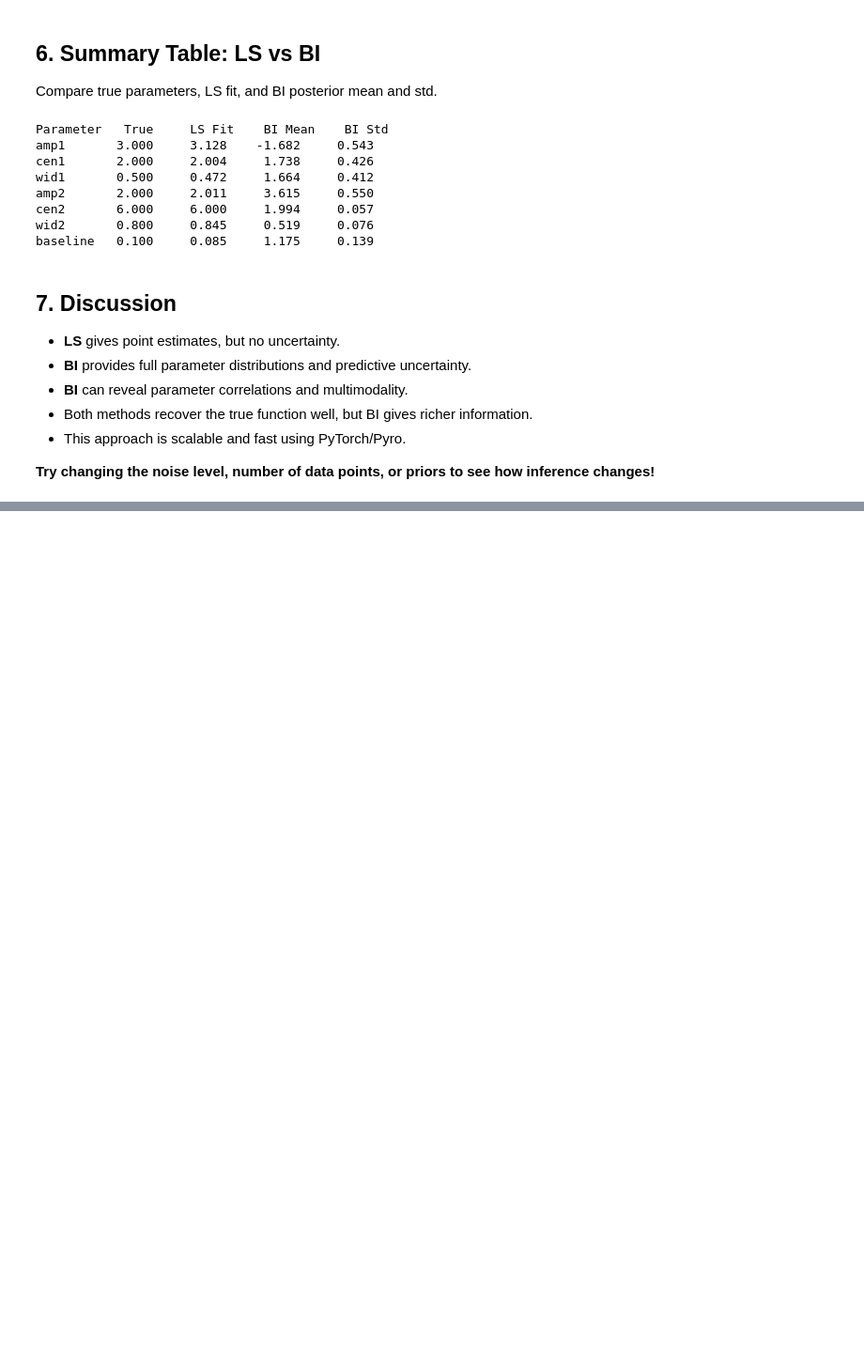
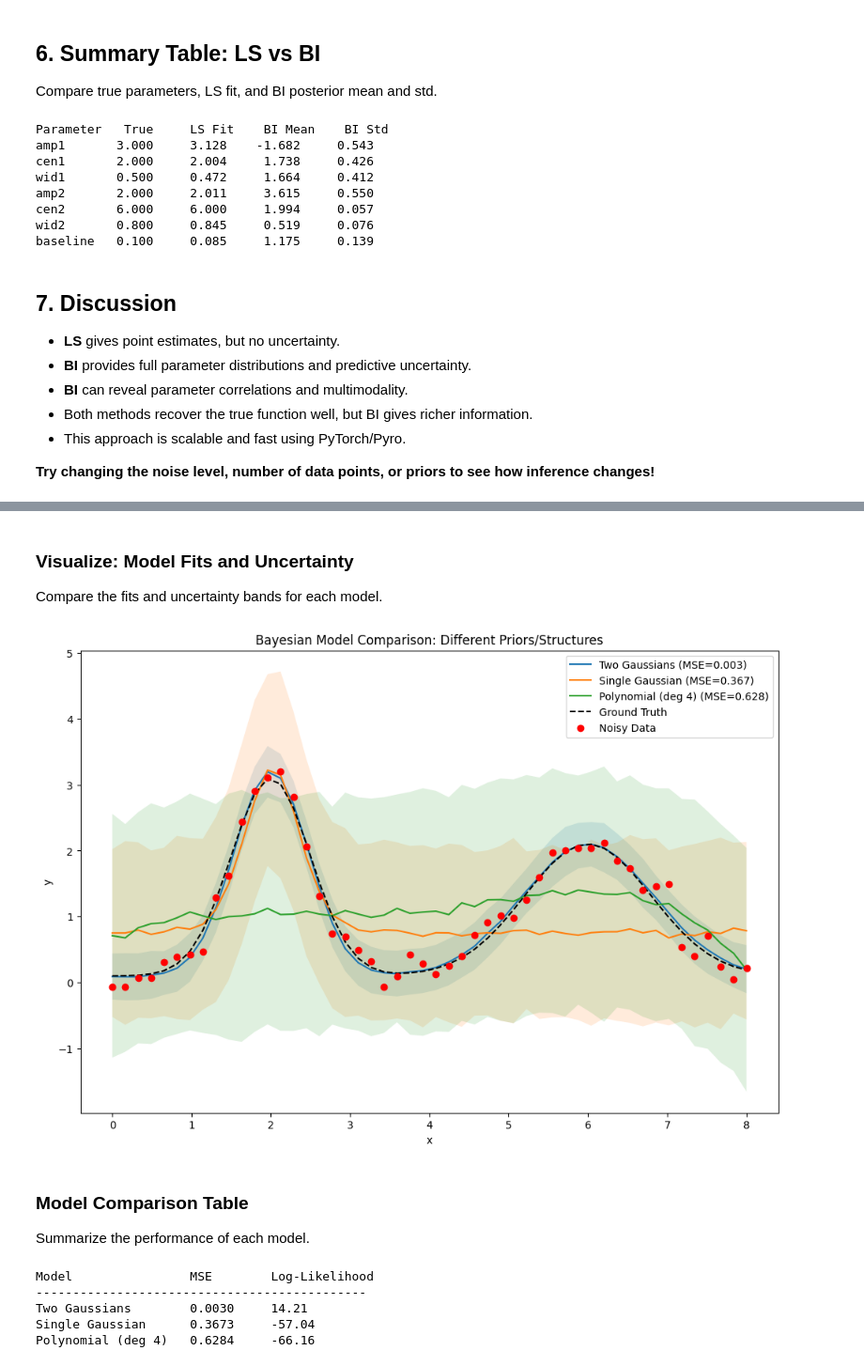
Before and after one commit to utkarshp1161/Active-learning-in-microscopy, a Jupyter notebook: notebooks/1_BI-noGP.ipynb, the cells around one changed output, grey strips where cells are left out. Shown at 94% size. Cells and saved outputs as stored; diff of their text form; code cells hidden in the pictures; blank space fills up the shorter version.

```diff
--- a/notebooks/1_BI-noGP.ipynb
+++ b/notebooks/1_BI-noGP.ipynb
@@ -241,0 +359,33 @@ baseline   0.100     0.085     1.175     0.139
+# %% [markdown]
+### Visualize: Model Fits and Uncertainty
+
+Compare the fits and uncertainty bands for each model.
+# %%
+plt.figure(figsize=(12, 8))
+for name, res in fit_results.items():
+    plt.plot(x, res["mean"], label=f"{name} (MSE={res['mse']:.3f})")
+    plt.fill_between(x, res["mean"]-2*res["std"], res["mean"]+2*res["std"], alpha=0.15)
+plt.plot(x, y_true, 'k--', label="Ground Truth")
+plt.scatter(x, y_obs, color='red', label="Noisy Data", zorder=10)
+plt.xlabel("x")
+plt.ylabel("y")
+plt.title("Bayesian Model Comparison: Different Priors/Structures")
+plt.legend()
+plt.show()
+# %% [output]
+[figure, added]
+# %% [markdown]
+### Model Comparison Table
+
+Summarize the performance of each model.
+# %%
+print(f"{'Model':<20} {'MSE':<10} {'Log-Likelihood':<15}")
+print("-"*45)
+for name, res in fit_results.items():
+    print(f"{name:<20} {res['mse']:<10.4f} {res['loglik']:<15.2f}")
+# %% [output]
+Model                MSE        Log-Likelihood
+---------------------------------------------
+Two Gaussians        0.0030     14.21
+Single Gaussian      0.3673     -57.04
+Polynomial (deg 4)   0.6284     -66.16
```
Also changed, not shown: parts of 6 cells of this notebook.
